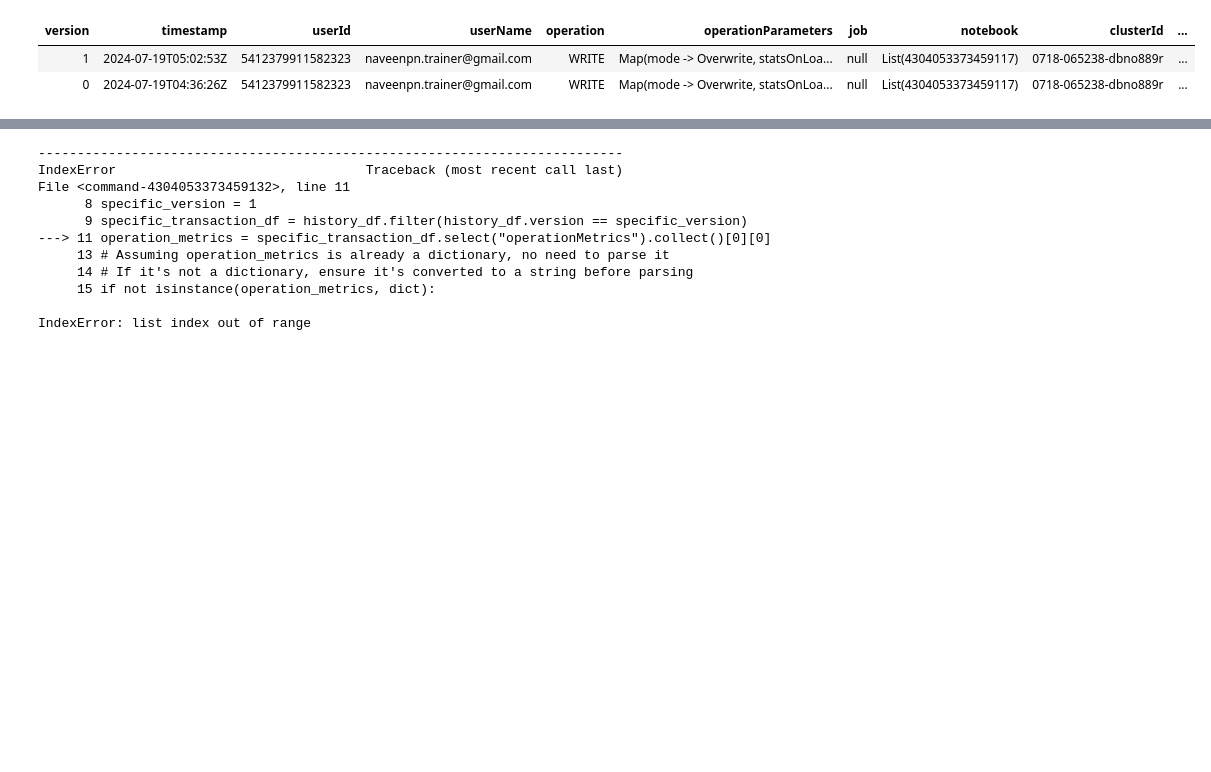
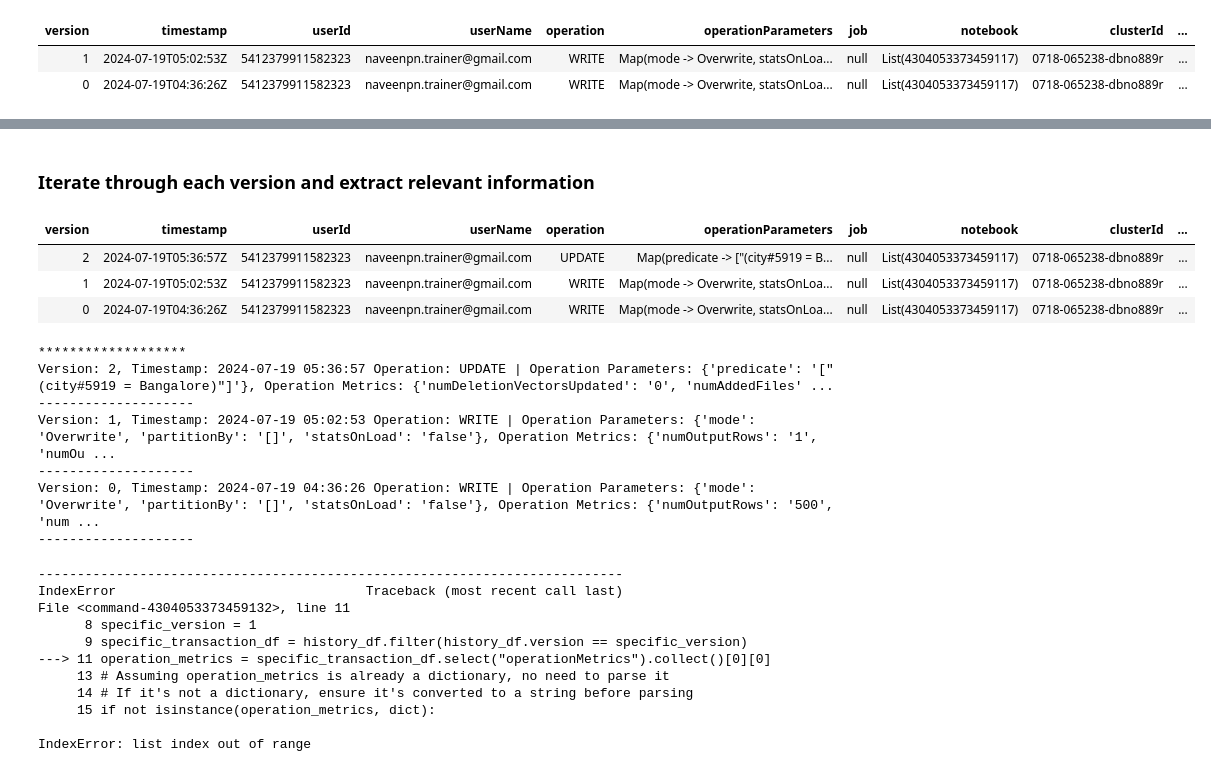
Before and after one commit to naveenpn-trainer/data-engineering-essentials-and-spark-on-gcp-skellamai-28062024, a Jupyter notebook: Databricks/Databricks Lakehouse Platform/02. Delta Lake Creation and Understanding Transaction Log.ipynb, the cells around one changed output, grey strips where cells are left out. Cells and saved outputs as stored; diff of their text form; code cells hidden in the pictures; blank space fills up the shorter version.

```diff
--- a/Databricks/Databricks Lakehouse Platform/02. Delta Lake Creation and Understanding Transaction Log.ipynb
+++ b/Databricks/Databricks Lakehouse Platform/02. Delta Lake Creation and Understanding Transaction Log.ipynb
@@ -87,3 +88,35 @@ for json_str in specific_transaction_json:
+# %% [markdown]
+### Iterate through each version and extract relevant information
+# %%
+from delta.tables import DeltaTable
+
+delta_table = DeltaTable.forPath(spark, f"{users_ext_location}/users_delta/")
+history_df = delta_table.history()
+history_df.display()
+print("*******************")
+for record in history_df.collect():
+    version = record.version
+    timestamp = record.timestamp
+    operation = record.operation
+    operation_parameters = record.operationParameters
+    operation_metrics = record.operationMetrics
+
+    print(
+        f"Version: {version}, Timestamp: {timestamp} Operation: {operation} | Operation Parameters: {operation_parameters}, Operation Metrics: {operation_metrics}"
+    )
+    print("--------------------")
+# %% [output]
+| version | timestamp | userId | userName | operation | operationParameters | job | notebook | clusterId | ... |
+| 2 | 2024-07-19T05:36:57Z | 5412379911582323 | naveenpn.trainer@gmail.com | UPDATE | Map(predicate -> ["(city#5919 = B... | null | List(4304053373459117) | 0718-065238-dbno889r | ... |
+| 1 | 2024-07-19T05:02:53Z | 5412379911582323 | naveenpn.trainer@gmail.com | WRITE | Map(mode -> Overwrite, statsOnLoa... | null | List(4304053373459117) | 0718-065238-dbno889r | ... |
+| 0 | 2024-07-19T04:36:26Z | 5412379911582323 | naveenpn.trainer@gmail.com | WRITE | Map(mode -> Overwrite, statsOnLoa... | null | List(4304053373459117) | 0718-065238-dbno889r | ... |
+*******************
+Version: 2, Timestamp: 2024-07-19 05:36:57 Operation: UPDATE | Operation Parameters: {'predicate': '["(city#5919 = Bangalore)"]'}, Operation Metrics: {'numDeletionVectorsUpdated': '0', 'numAddedFiles' ...
+--------------------
+Version: 1, Timestamp: 2024-07-19 05:02:53 Operation: WRITE | Operation Parameters: {'mode': 'Overwrite', 'partitionBy': '[]', 'statsOnLoad': 'false'}, Operation Metrics: {'numOutputRows': '1', 'numOu ...
+--------------------
+Version: 0, Timestamp: 2024-07-19 04:36:26 Operation: WRITE | Operation Parameters: {'mode': 'Overwrite', 'partitionBy': '[]', 'statsOnLoad': 'false'}, Operation Metrics: {'numOutputRows': '500', 'num ...
+--------------------
 # %%
 # %% [output]
 ---------------------------------------------------------------------------
```
Also changed, not shown: parts of 11 cells of this notebook, 1 other file.
